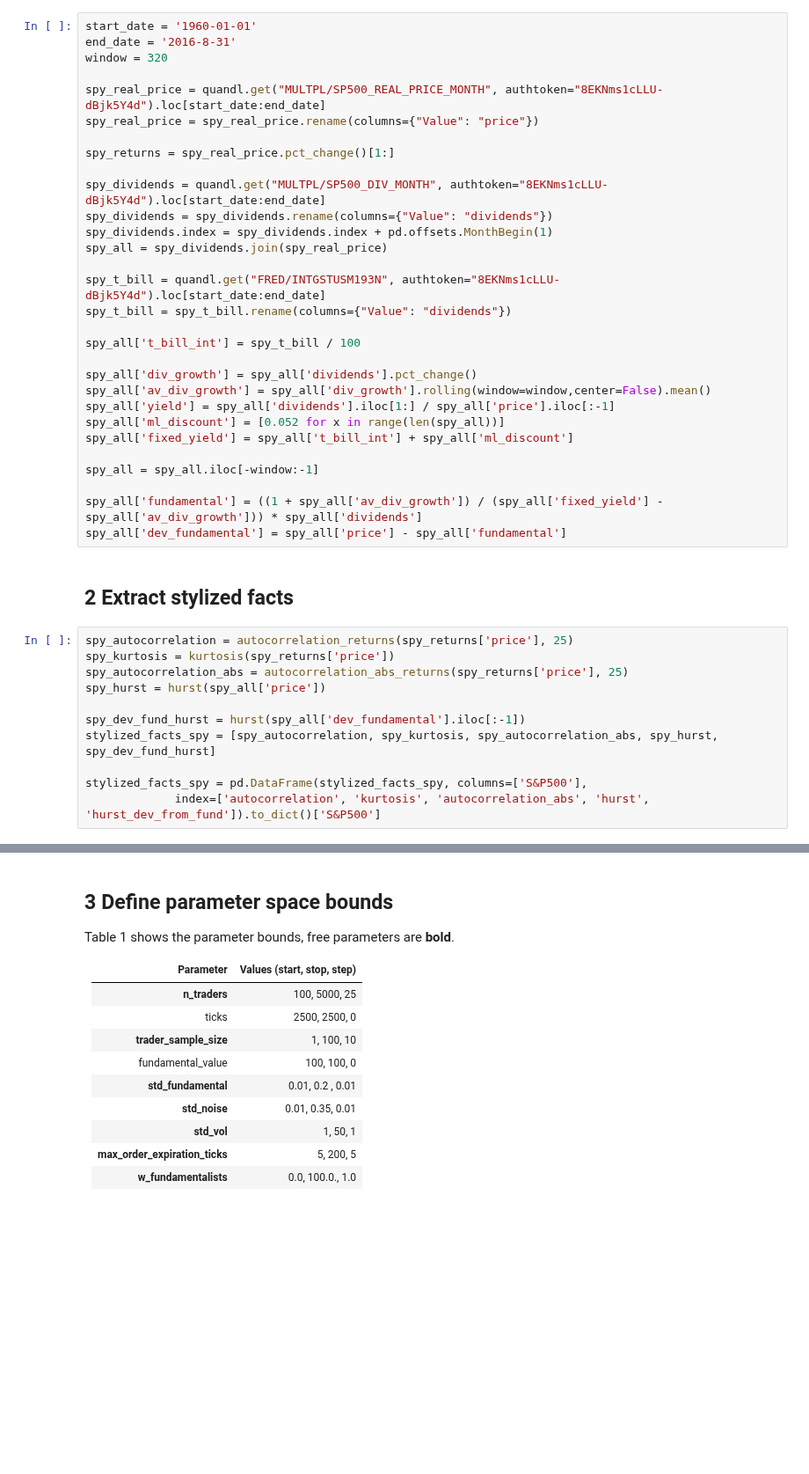
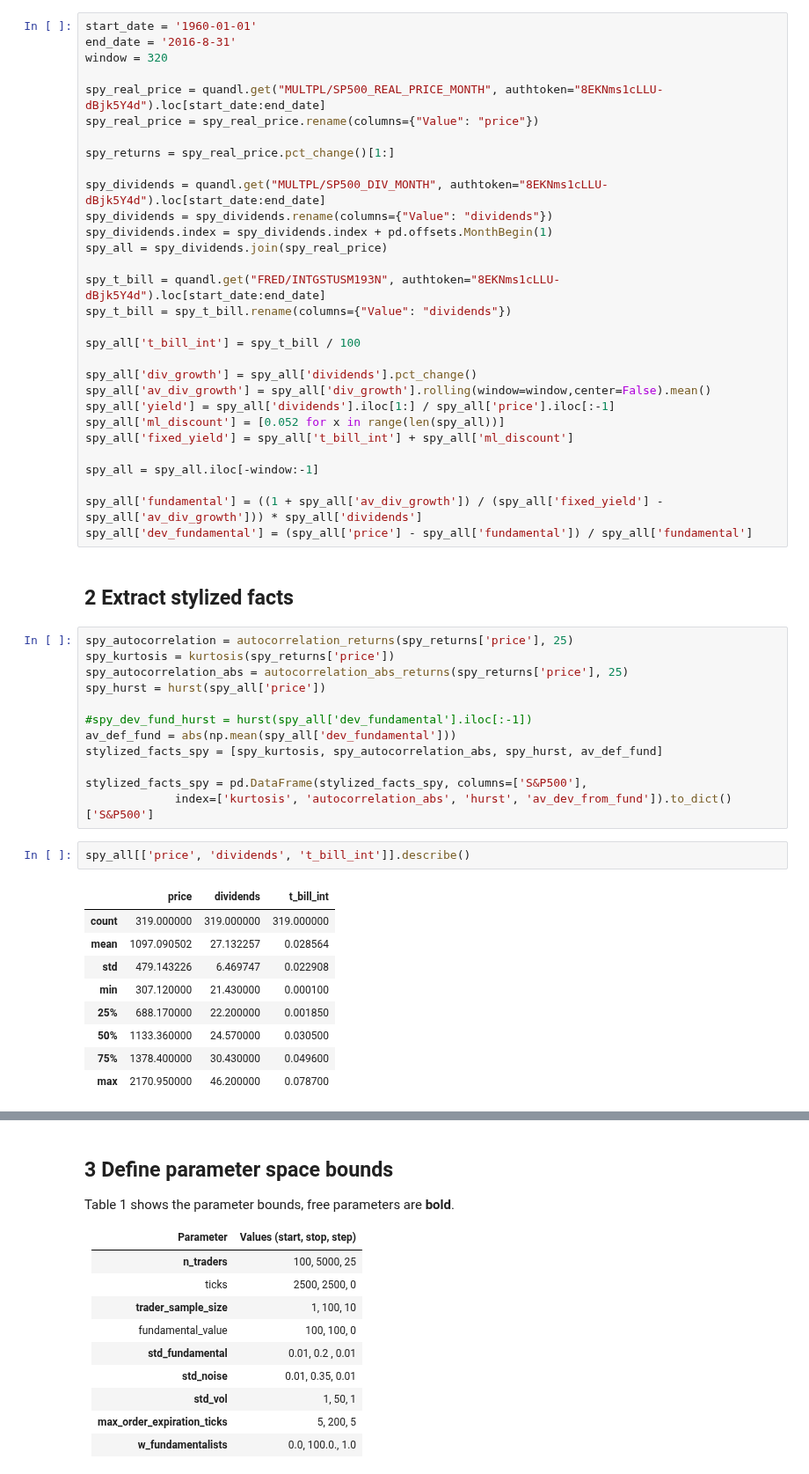
Before and after one commit to joerischasfoort/sim-fin-abm, a Jupyter notebook: evo_algo_calibration.ipynb, the cells around one changed output, grey strips where cells are left out. Shown at 88% size. Cells and saved outputs as stored; diff of their text form; blank space fills up the shorter version.

```diff
--- a/evo_algo_calibration.ipynb
+++ b/evo_algo_calibration.ipynb
@@ -41,7 +41,7 @@ spy_all['fixed_yield'] = spy_all['t_bill_int'] + spy_all['ml_discount']
 spy_all = spy_all.iloc[-window:-1]
 
 spy_all['fundamental'] = ((1 + spy_all['av_div_growth']) / (spy_all['fixed_yield'] - spy_all['av_div_growth'])) * spy_all['dividends']
-spy_all['dev_fundamental'] = spy_all['price'] - spy_all['fundamental']
+spy_all['dev_fundamental'] = (spy_all['price'] - spy_all['fundamental']) / spy_all['fundamental']
 # %% [markdown]
 ## 2 Extract stylized facts
 # %%
@@ -50,8 +50,21 @@ spy_kurtosis = kurtosis(spy_returns['price'])
 spy_autocorrelation_abs = autocorrelation_abs_returns(spy_returns['price'], 25)
 spy_hurst = hurst(spy_all['price'])
 
-spy_dev_fund_hurst = hurst(spy_all['dev_fundamental'].iloc[:-1])
-stylized_facts_spy = [spy_autocorrelation, spy_kurtosis, spy_autocorrelation_abs, spy_hurst, spy_dev_fund_hurst]
+#spy_dev_fund_hurst = hurst(spy_all['dev_fundamental'].iloc[:-1])
+av_def_fund = abs(np.mean(spy_all['dev_fundamental']))
+stylized_facts_spy = [spy_kurtosis, spy_autocorrelation_abs, spy_hurst, av_def_fund]
 
 stylized_facts_spy = pd.DataFrame(stylized_facts_spy, columns=['S&P500'],
-             index=['autocorrelation', 'kurtosis', 'autocorrelation_abs', 'hurst', 'hurst_dev_from_fund']).to_dict()['S&P500']
+             index=['kurtosis', 'autocorrelation_abs', 'hurst', 'av_dev_from_fund']).to_dict()['S&P500']
+# %%
+spy_all[['price', 'dividends', 't_bill_int']].describe()
+# %% [output]
+|  | price | dividends | t_bill_int |
+| count | 319.000000 | 319.000000 | 319.000000 |
+| mean | 1097.090502 | 27.132257 | 0.028564 |
+| std | 479.143226 | 6.469747 | 0.022908 |
+| min | 307.120000 | 21.430000 | 0.000100 |
+| 25% | 688.170000 | 22.200000 | 0.001850 |
+| 50% | 1133.360000 | 24.570000 | 0.030500 |
+| 75% | 1378.400000 | 30.430000 | 0.049600 |
+| max | 2170.950000 | 46.200000 | 0.078700 |
```
Also changed, not shown: parts of 12 cells of this notebook, 3 other files.
